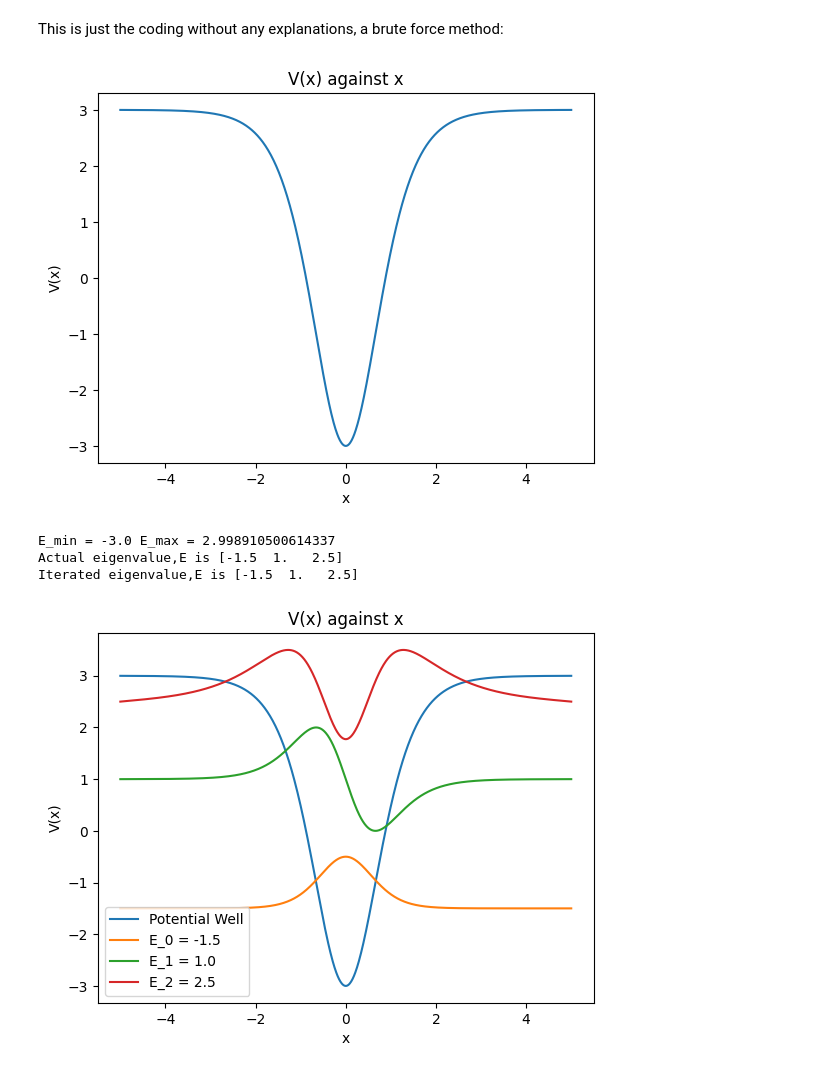
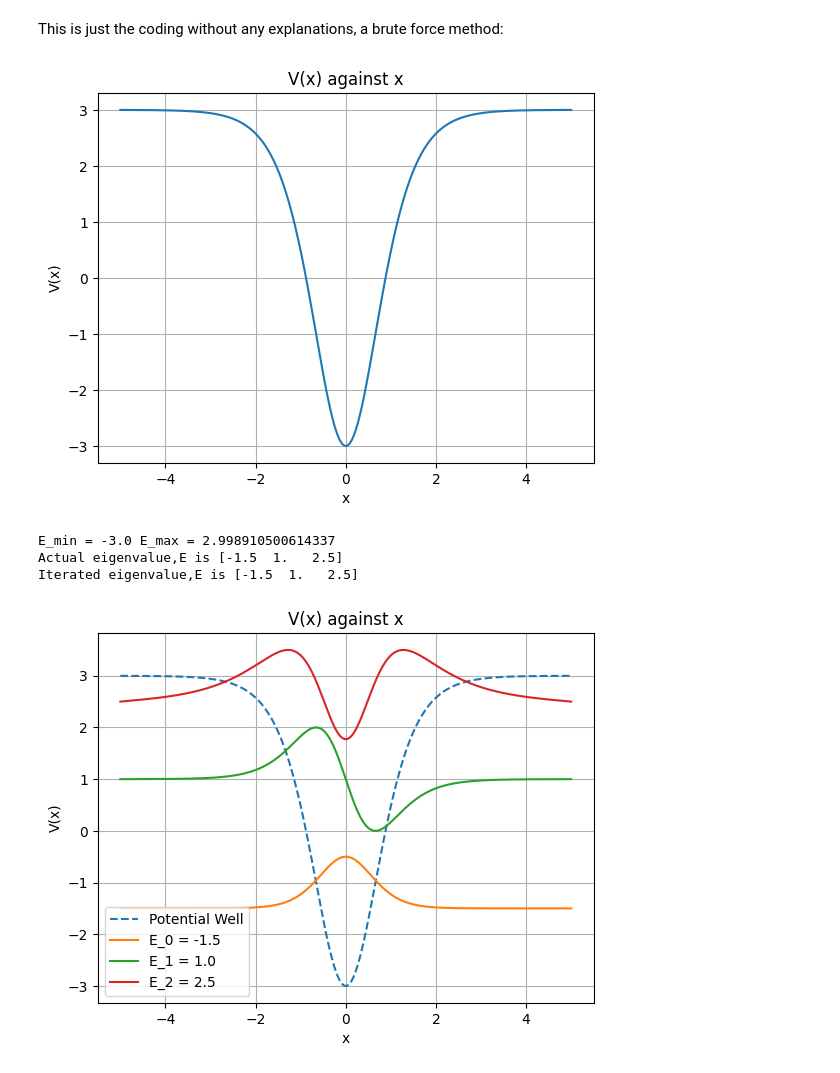
Before and after one commit to FirdausPackeer/1D-Shroedinger-Eigenvalue-Problem, a Jupyter notebook: coding only.ipynb, the cells around one changed output. Drawn from its saved outputs; the diff is of its cells as text; code cells hidden in the pictures.

```diff
--- a/coding only.ipynb
+++ b/coding only.ipynb
@@ -6,12 +6,12 @@ import matplotlib.pyplot as mpl
 
 #define g(x), and V(x)
 def g(i,E):
-    return (2*m/hcap**2)*(V(x[i])-E)
+    return (2*m/hbar**2)*(V(x[i])-E)
 def V(x):
-    return (hcap**2/2*m)*a**2*lam*(lam-1)*(1/2 - 1/(np.cosh(a*x))**2)
+    return (hbar**2/2*m)*a**2*lam*(lam-1)*(1/2 - 1/(np.cosh(a*x))**2)
 
 #deifne natural units
-hcap=m=a=1
+hbar=m=a=1
 #define lambda
 lam=4
 
@@ -33,6 +33,7 @@ mpl.plot(x,V(x))
 mpl.title("V(x) against x")
 mpl.ylabel("V(x)")
 mpl.xlabel("x")
+mpl.grid()
 mpl.show()
 
 #initial minimum value and maximum value for E
@@ -42,7 +43,7 @@ print("E_min =",Einitial,"E_max =",Efinal)
 
 #define actual function for E
 def E_act(n):
-    return hcap**2/2*m * a**2 * ( lam*(lam-1)/2 - (lam-1-n)**2)
+    return hbar**2/2*m * a**2 * ( lam*(lam-1)/2 - (lam-1-n)**2)
 
 #set how many levels we want so the loop only updates for a few loops and not endlessly
 n_quantum=3
@@ -117,33 +118,34 @@ for i in range (0,n_quantum):
             #break loop to start find the next eigenvalue
             break
 
     #update the value of Einitial in E so next eigenvalue can be found
     Einitial=E[k]+0.1
 
 #printing the actual eigenvalue and iterated eigenvalue
 print("Actual eigenvalue,E is",E_actual)
 print("Iterated eigenvalue,E is",E_eigen)
 
 #normalizing the eigenfunction
 psi_eigennorm=np.copy(psi_eigen)
 for i in range(0,n_quantum):
     psi_eigennorm[:,i]=psi_eigen[:,i]/np.max(np.abs(psi_eigen[:,i]))
 
 #plotting the potential well
-mpl.plot(x,V(x),label="Potential Well")
+mpl.plot(x,V(x),label="Potential Well",linestyle="dashed")
 
 #plotting the eigenfunctions with the energy correction
 for i in range(0,n_quantum):
     mpl.plot(x,psi_eigennorm[:,i]+E_eigen[i],label=f'E_{i} = {np.round(E_eigen[i],1)}')
 
 mpl.title("V(x) against x")
 mpl.ylabel("V(x)")
 mpl.xlabel("x")
 mpl.legend(loc="lower left")
+mpl.grid()
 mpl.show()
 # %% [output]
-[figure, old version]
+[figure, new version]
 E_min = -3.0 E_max = 2.998910500614337
 Actual eigenvalue,E is [-1.5  1.   2.5]
 Iterated eigenvalue,E is [-1.5  1.   2.5]
-[figure, old version]
+[figure, new version]
```
Also changed, not shown: 1 other file.
